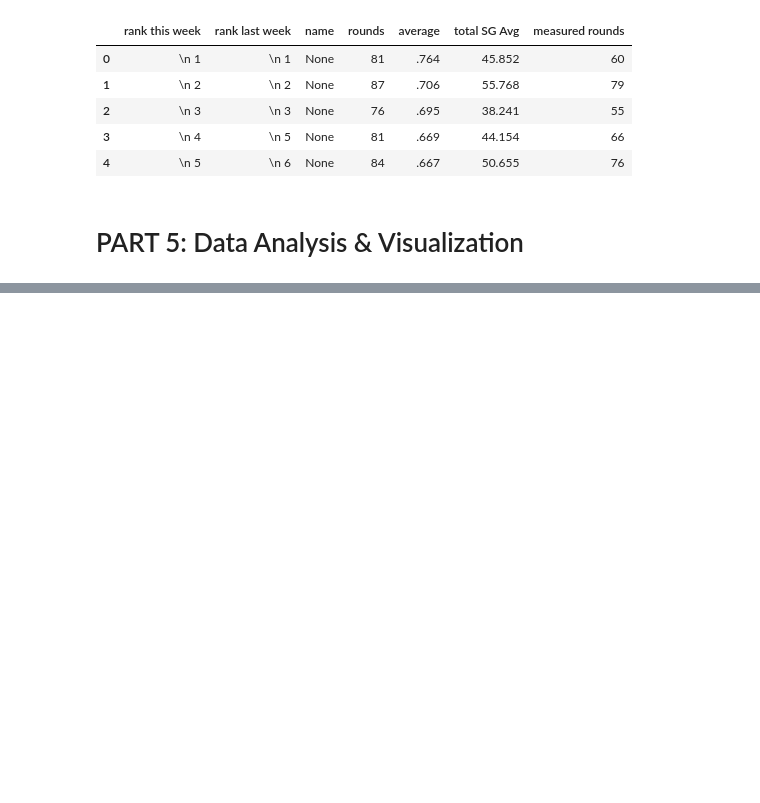
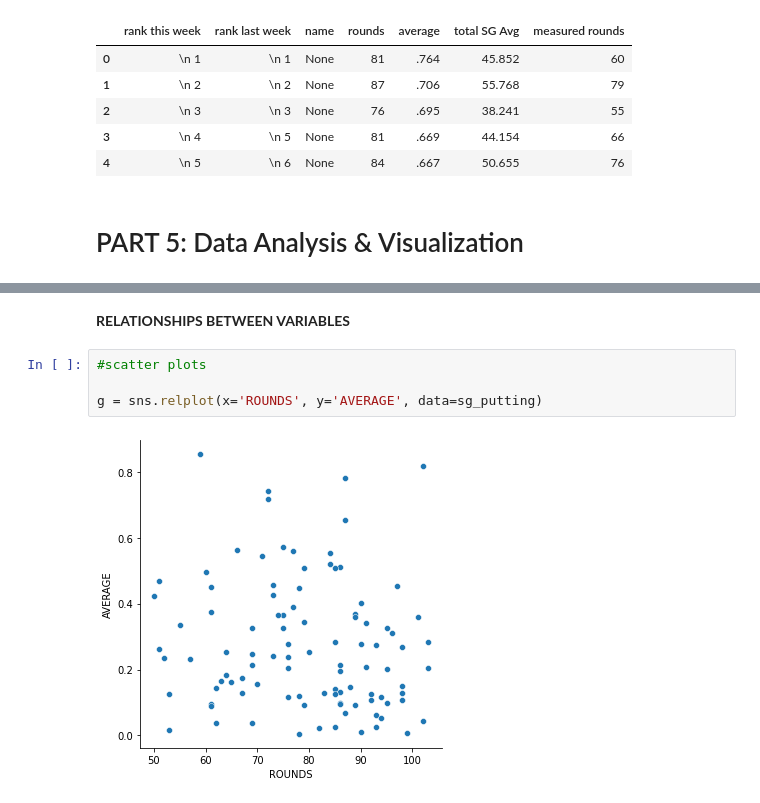
Before and after one commit to wcrowley342/leantocodefantasyfootball, a Jupyter notebook: Learn_to_code_with_fantasy_football_PANDAS.ipynb, the cells around one changed output, grey strips where cells are left out. Saved outputs shown, nothing was run; the diff lists cells and outputs as text; blank space fills up the shorter version.

```diff
--- a/Learn_to_code_with_fantasy_football_PANDAS.ipynb
+++ b/Learn_to_code_with_fantasy_football_PANDAS.ipynb
@@ -1185,0 +1244,8 @@ df.head()
+# %% [markdown]
+**RELATIONSHIPS BETWEEN VARIABLES**
+# %%
+#scatter plots
+
+g = sns.relplot(x='ROUNDS', y='AVERAGE', data=sg_putting)
+# %% [output]
+[figure, added]
```
Also changed, not shown: parts of 20 cells of this notebook.
